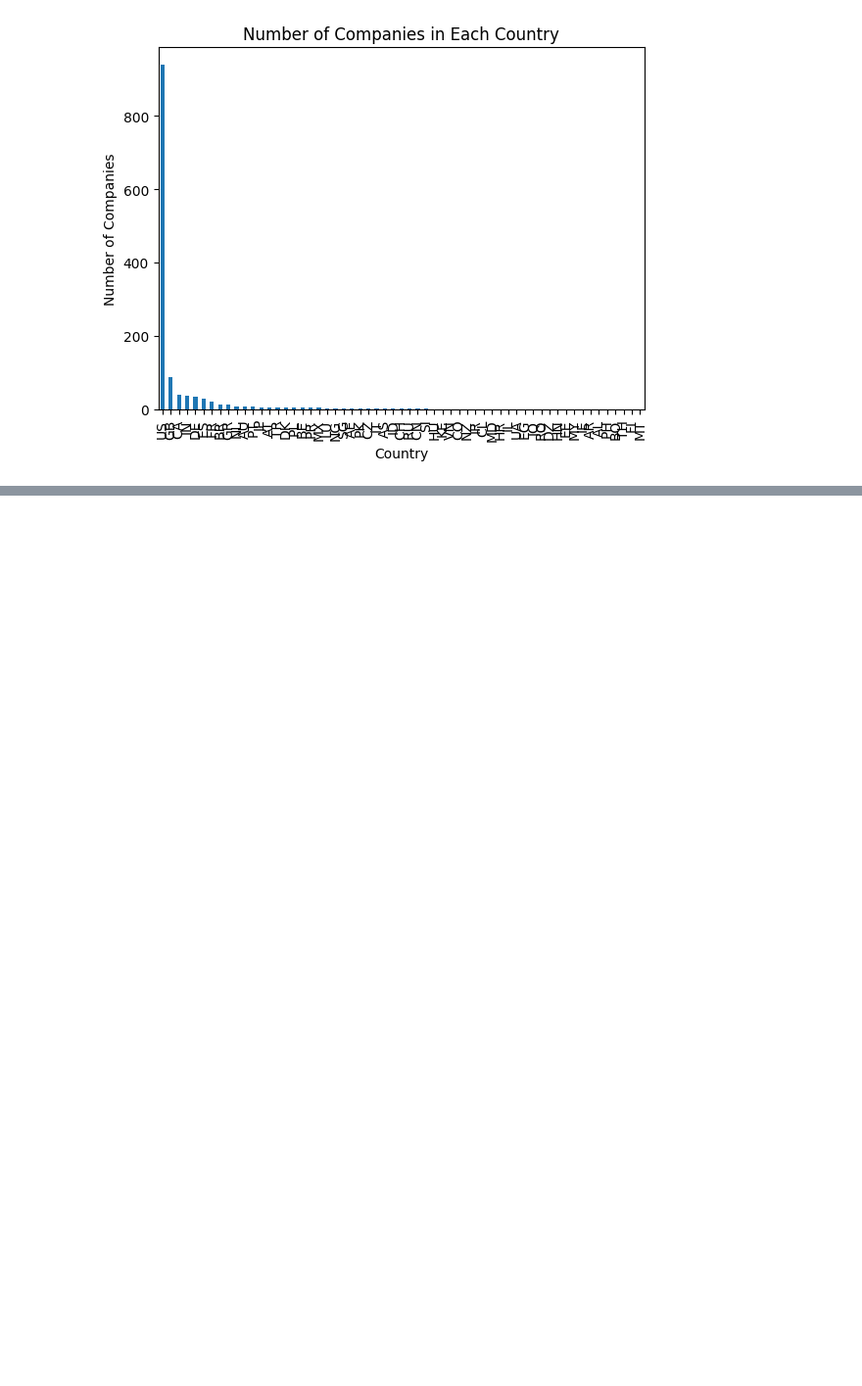
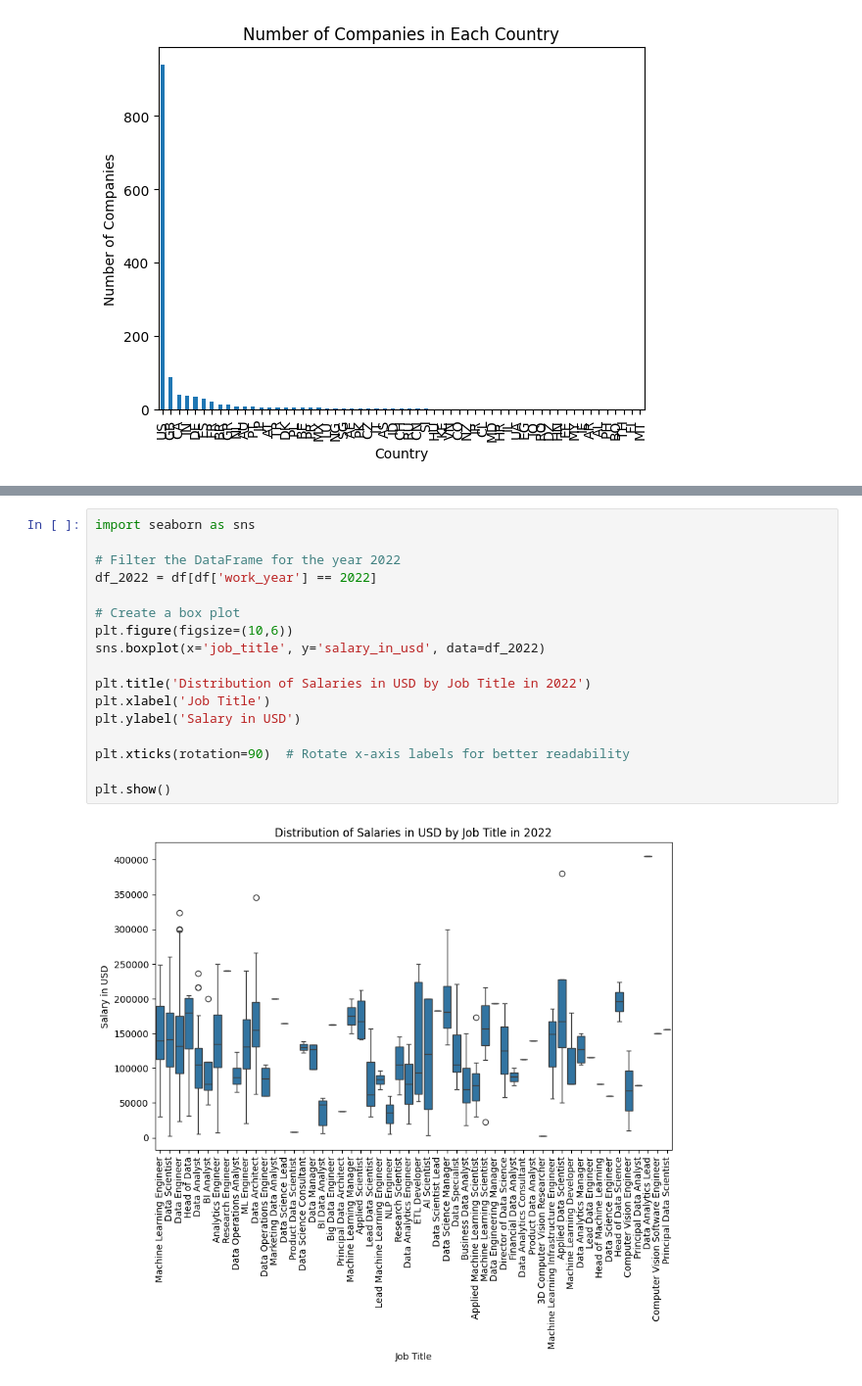
Before and after one commit to phat072/IE221_LAB, a Jupyter notebook: Tuan4/pandas_mat.ipynb, the cells around one changed output, grey strips where cells are left out. Shown at 98% size. Cells and saved outputs as stored; diff of their text form; blank space fills up the shorter version.

```diff
--- a/Tuan4/pandas_mat.ipynb
+++ b/Tuan4/pandas_mat.ipynb
@@ -316,0 +401,19 @@ plt.show()
+# %%
+import seaborn as sns
+
+# Filter the DataFrame for the year 2022
+df_2022 = df[df['work_year'] == 2022]
+
+# Create a box plot
+plt.figure(figsize=(10,6))
+sns.boxplot(x='job_title', y='salary_in_usd', data=df_2022)
+
+plt.title('Distribution of Salaries in USD by Job Title in 2022')
+plt.xlabel('Job Title')
+plt.ylabel('Salary in USD')
+
+plt.xticks(rotation=90)  # Rotate x-axis labels for better readability
+
+plt.show()
+# %% [output]
+[figure, added]
```
Also changed, not shown: parts of 21 cells of this notebook.
